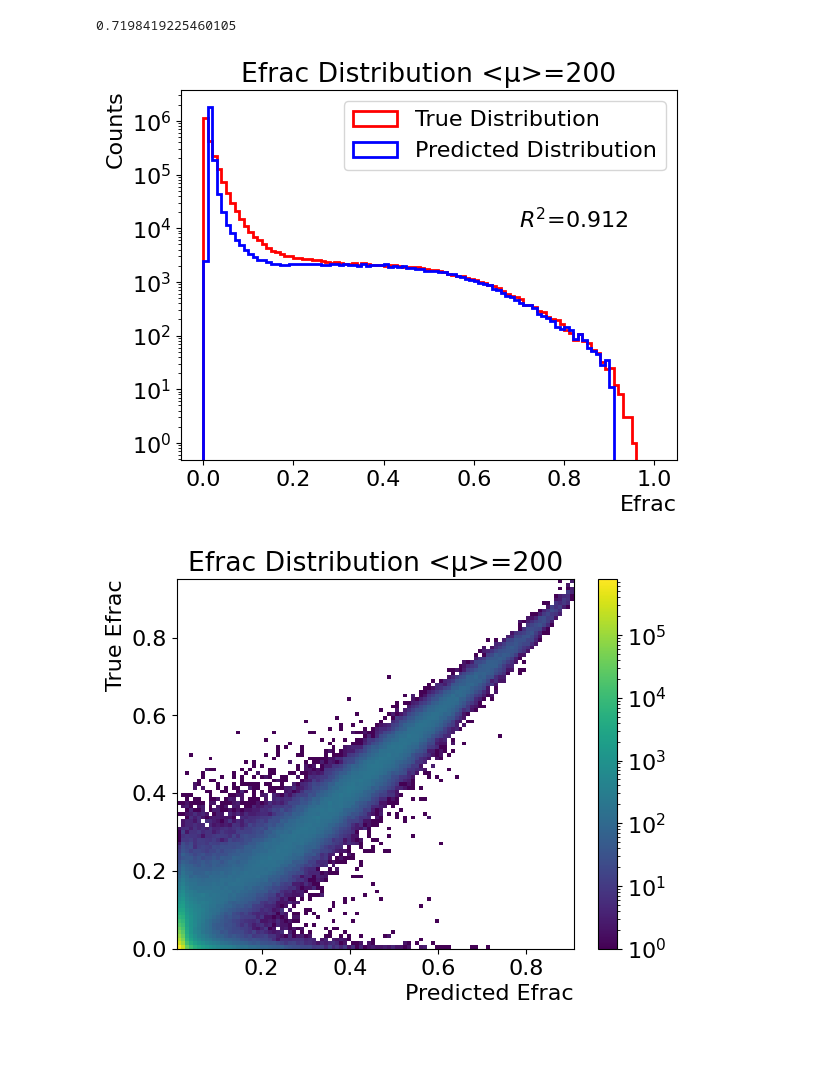
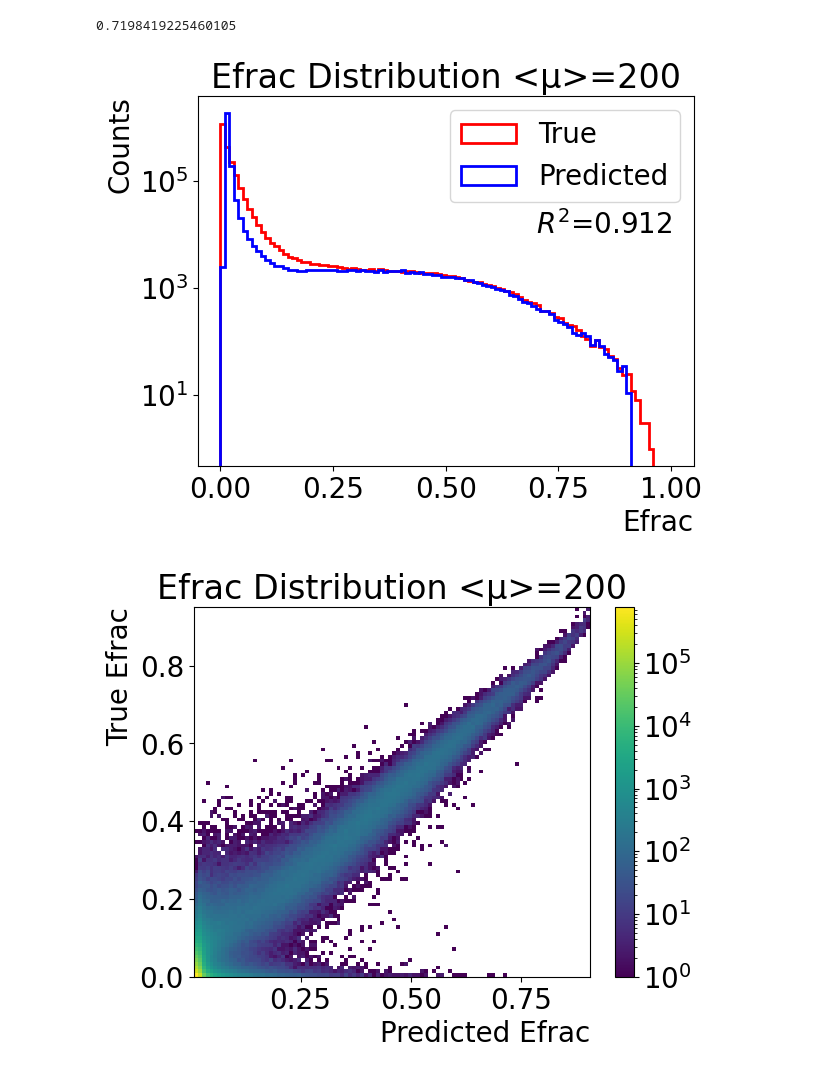
Before and after one commit to LukeV37/Pileup_Plotting, a Jupyter notebook: Fig5/True_vs_Pred_Regression_Model.ipynb, the cells around one changed output. Saved outputs shown, nothing was run; the diff lists cells and outputs as text; code cells hidden in the pictures; blank space fills up the shorter version.

```diff
--- a/Fig5/True_vs_Pred_Regression_Model.ipynb
+++ b/Fig5/True_vs_Pred_Regression_Model.ipynb
@@ -9,7 +9,7 @@ from sklearn.metrics import r2_score
 # %%
 mu='200'
 # %%
-plt.rcParams.update({'font.size': 16})
+plt.rcParams.update({'font.size': 20})
 # %%
 if mu=='60':
     in_data="/mnt/shared/lvaughan/Pileup_ntuples/diHiggs_analysis_ntuples/dataset_diHiggs_mu60_NumEvents20k_Eval_MinJetpT25.root:fastjet"
@@ -45,25 +45,25 @@ print(r2_score(true_Mfrac,pred_Mfrac))
 0.7198419225460105
 # %%
 plt.figure()
-plt.hist(true_Efrac,histtype='step',color='r',label='True Distribution',bins=100,range=(0,1),linewidth=2)
-plt.hist(pred_Efrac,histtype='step',color='b',label='Predicted Distribution',bins=100,range=(0,1),linewidth=2)
+plt.hist(true_Efrac,histtype='step',color='r',label='True',bins=100,range=(0,1),linewidth=2)
+plt.hist(pred_Efrac,histtype='step',color='b',label='Predicted',bins=100,range=(0,1),linewidth=2)
 plt.title("Efrac Distribution <\u03BC>="+mu)
 plt.legend()
 plt.yscale('log')
 plt.xlabel('Efrac',loc='right')
 plt.ylabel('Counts',loc='top')
 plt.text(0.7,10e3,r'$R^2$={:3.3f}'.format(r2_score(true_Efrac,pred_Efrac)))
 plt.show()
 
 fig, ax = plt.subplots()
 plt.title("Efrac Distribution <\u03BC>="+mu)
 hist,xedges,yedges,image = plt.hist2d(np.array(pred_Efrac),np.array(true_Efrac), bins=100,norm=colors.LogNorm())
 plt.xlabel('Predicted Efrac',loc='right')
 plt.ylabel('True Efrac',loc='top')
 fig.colorbar(image, ax=ax)
 plt.show()
 # %% [output]
-[figure, old version]
+[figure, new version]
-[figure, old version]
+[figure, new version]
 # %%
 plt.figure()
```
Also changed, not shown: parts of 2 cells of this notebook, 16 other files.
